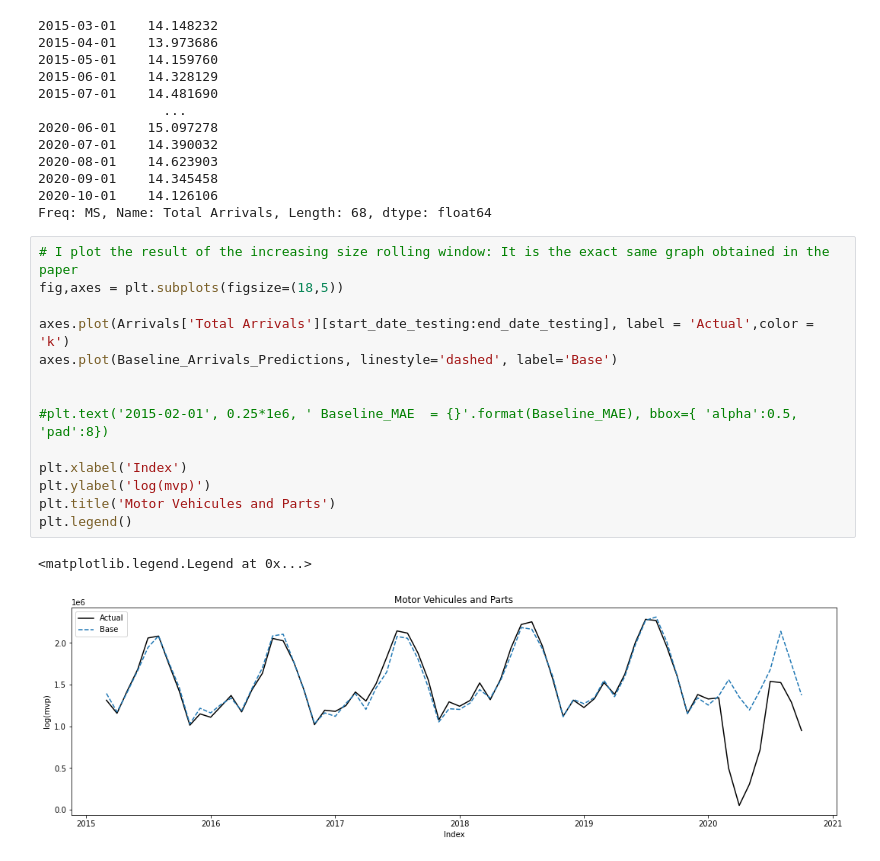
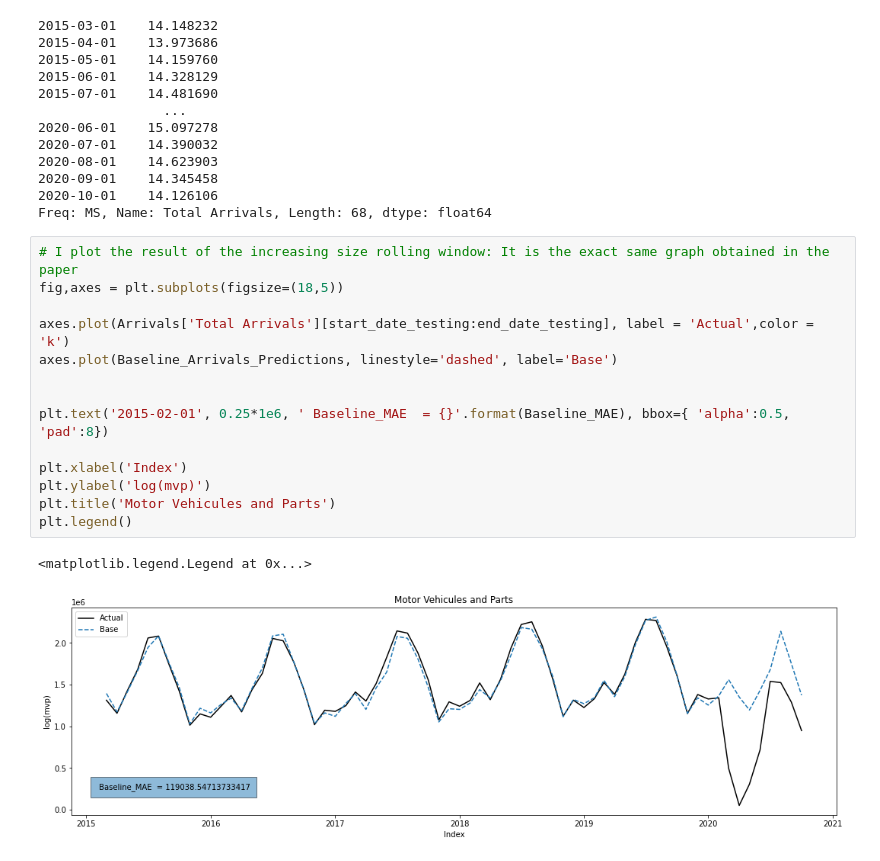
Before and after one commit to naayem/SwissHotelArrivalsPredictor, a Jupyter notebook: Project.ipynb, the cells around one changed output. Cells and saved outputs as stored; diff of their text form.

```diff
--- a/Project.ipynb
+++ b/Project.ipynb
@@ -222,17 +222,17 @@ Freq: MS, Name: Total Arrivals, Length: 68, dtype: float64
 # %%
 # I plot the result of the increasing size rolling window: It is the exact same graph obtained in the paper
 fig,axes = plt.subplots(figsize=(18,5))
 
 axes.plot(Arrivals['Total Arrivals'][start_date_testing:end_date_testing], label = 'Actual',color = 'k')
 axes.plot(Baseline_Arrivals_Predictions, linestyle='dashed', label='Base')
 
 
-#plt.text('2015-02-01', 0.25*1e6, ' Baseline_MAE  = {}'.format(Baseline_MAE), bbox={ 'alpha':0.5, 'pad':8})
+plt.text('2015-02-01', 0.25*1e6, ' Baseline_MAE  = {}'.format(Baseline_MAE), bbox={ 'alpha':0.5, 'pad':8})
 
 plt.xlabel('Index')
 plt.ylabel('log(mvp)')
 plt.title('Motor Vehicules and Parts')
 plt.legend()
 # %% [output]
 <matplotlib.legend.Legend at 0x...>
-[figure, old version]
+[figure, new version]
```
